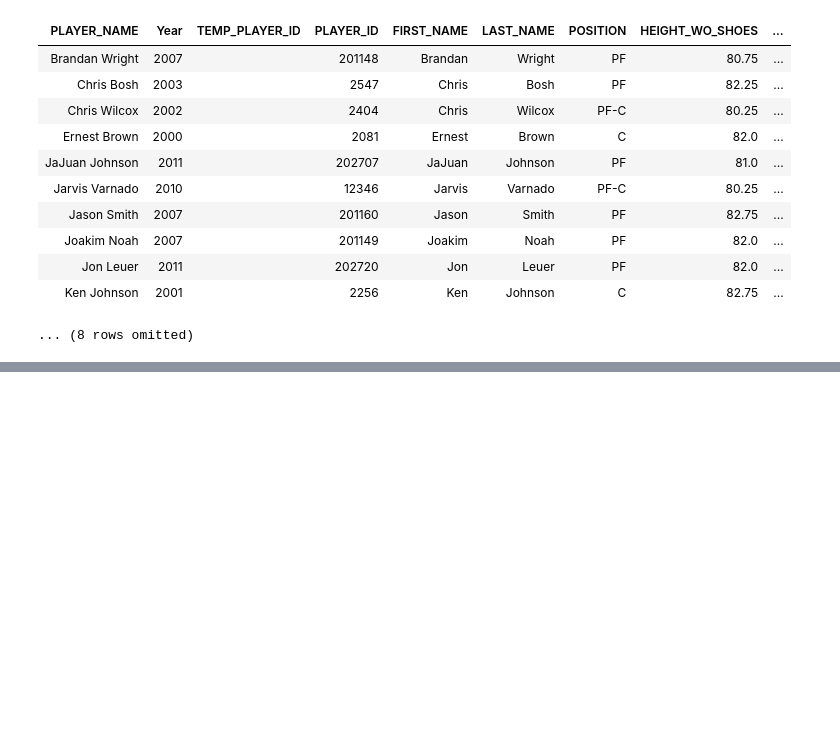
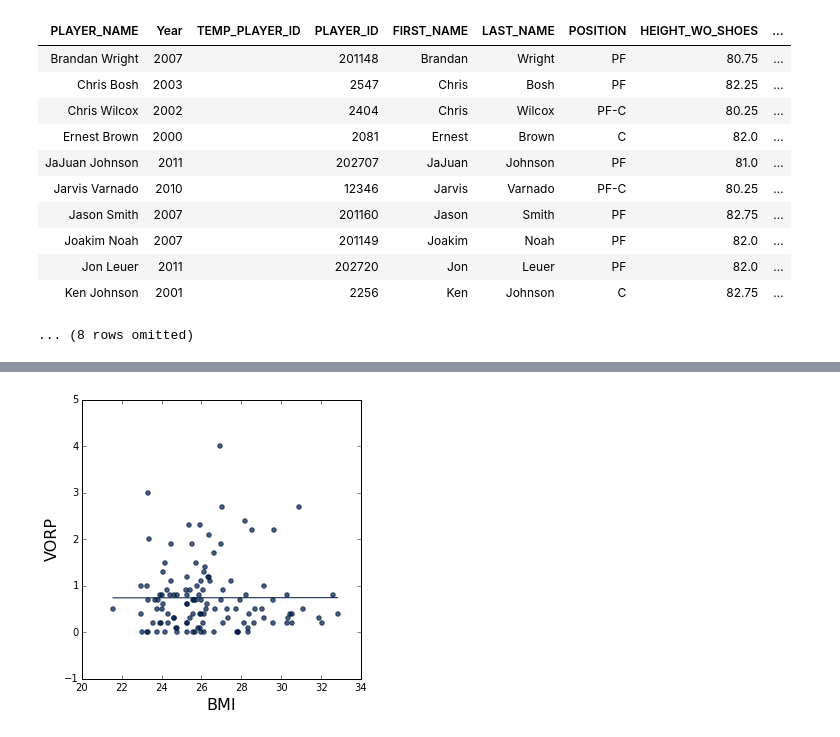
Before and after one commit to canzhiye/nba-draft-adages, a Jupyter notebook: Untitled.ipynb, the cells around one changed output, grey strips where cells are left out. Cells and saved outputs as stored; diff of their text form; code cells hidden in the pictures; blank space fills up the shorter version.

```diff
--- a/Untitled.ipynb
+++ b/Untitled.ipynb
@@ -126,0 +132,4 @@ joined_bigs_table.hist("BMI")
+# %%
+joined_bigs_table.scatter("BMI", "VORP", fit_line=True)
+# %% [output]
+[figure, added]
```
Also changed, not shown: parts of 6 cells of this notebook.
